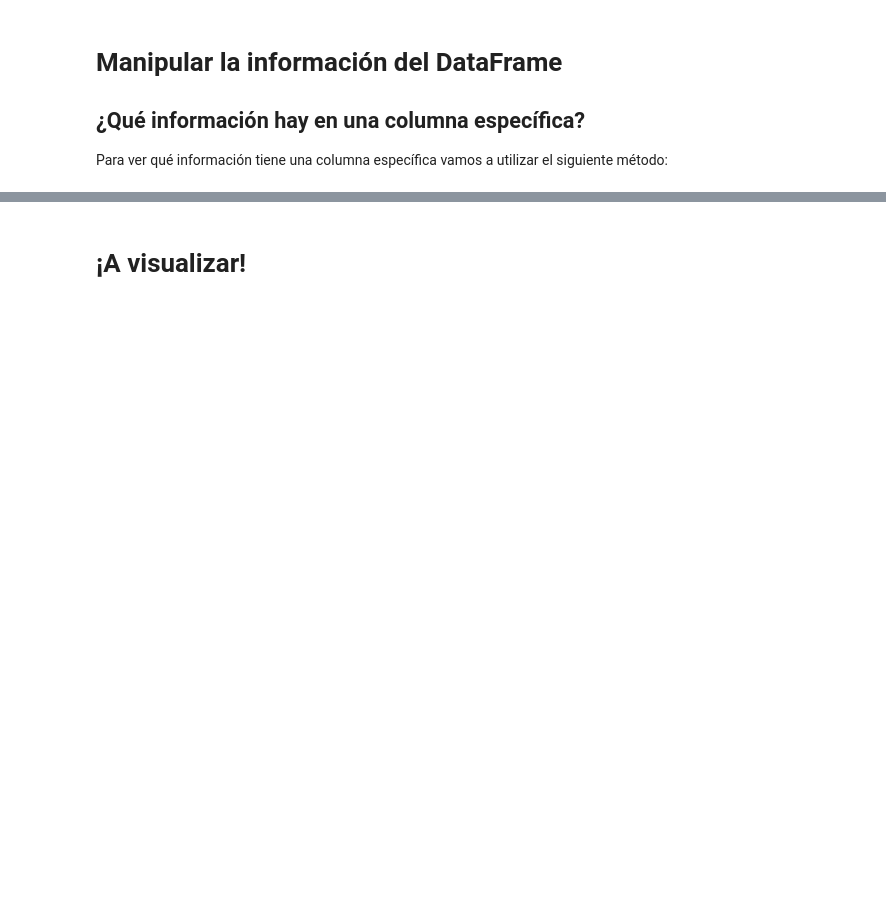
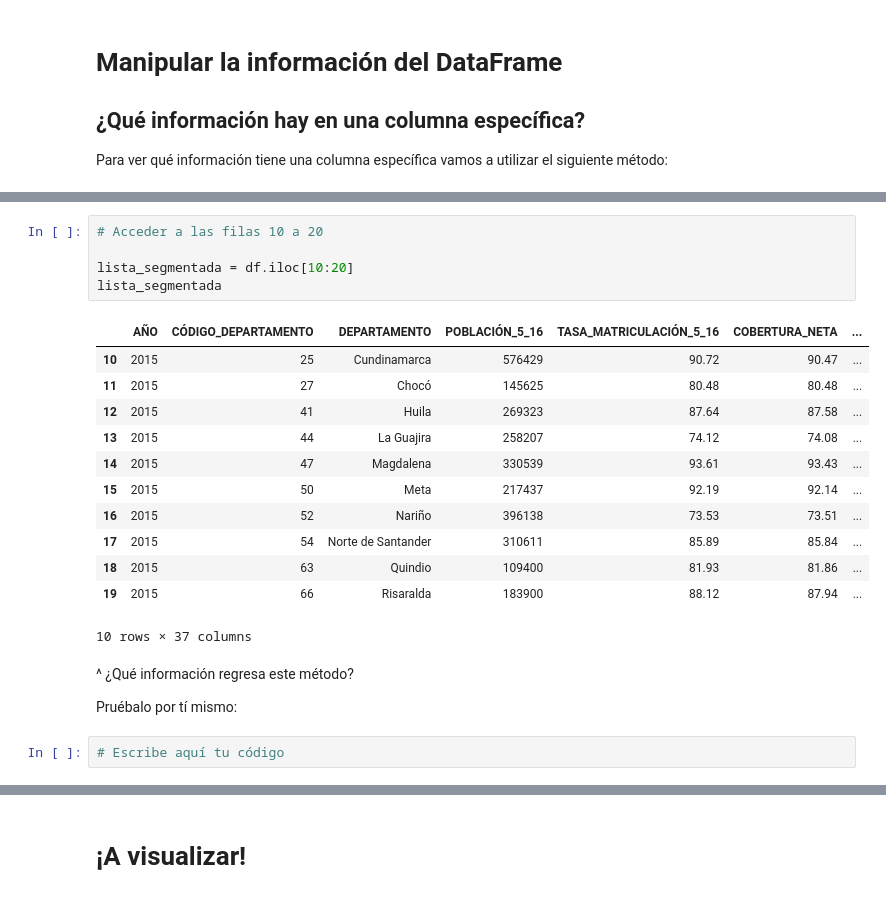
Before and after one commit to programminghistorian/opendataday-2021, a Jupyter notebook: python-pandas-dash/cuaderno.ipynb, the cells around one changed output, grey strips where cells are left out. Saved outputs shown, nothing was run; the diff lists cells and outputs as text; blank space fills up the shorter version.

```diff
--- a/python-pandas-dash/cuaderno.ipynb
+++ b/python-pandas-dash/cuaderno.ipynb
@@ -144,0 +333,24 @@ print(col_nombre[:10])
+# %%
+# Acceder a las filas 10 a 20
+
+lista_segmentada = df.iloc[10:20]
+lista_segmentada
+# %% [output]
+|  | AÑO | CÓDIGO_DEPARTAMENTO | DEPARTAMENTO | POBLACIÓN_5_16 | TASA_MATRICULACIÓN_5_16 | COBERTURA_NETA | ... |
+| 10 | 2015 | 25 | Cundinamarca | 576429 | 90.72 | 90.47 | ... |
+| 11 | 2015 | 27 | Chocó | 145625 | 80.48 | 80.48 | ... |
+| 12 | 2015 | 41 | Huila | 269323 | 87.64 | 87.58 | ... |
+| 13 | 2015 | 44 | La Guajira | 258207 | 74.12 | 74.08 | ... |
+| 14 | 2015 | 47 | Magdalena | 330539 | 93.61 | 93.43 | ... |
+| 15 | 2015 | 50 | Meta | 217437 | 92.19 | 92.14 | ... |
+| 16 | 2015 | 52 | Nariño | 396138 | 73.53 | 73.51 | ... |
+| 17 | 2015 | 54 | Norte de Santander | 310611 | 85.89 | 85.84 | ... |
+| 18 | 2015 | 63 | Quindio | 109400 | 81.93 | 81.86 | ... |
+| 19 | 2015 | 66 | Risaralda | 183900 | 88.12 | 87.94 | ... |
+10 rows × 37 columns
+# %% [markdown]
+^ ¿Qué información regresa este método?
+
+Pruébalo por tí mismo:
+# %%
+# Escribe aquí tu código
```
Also changed, not shown: parts of 49 cells of this notebook.
